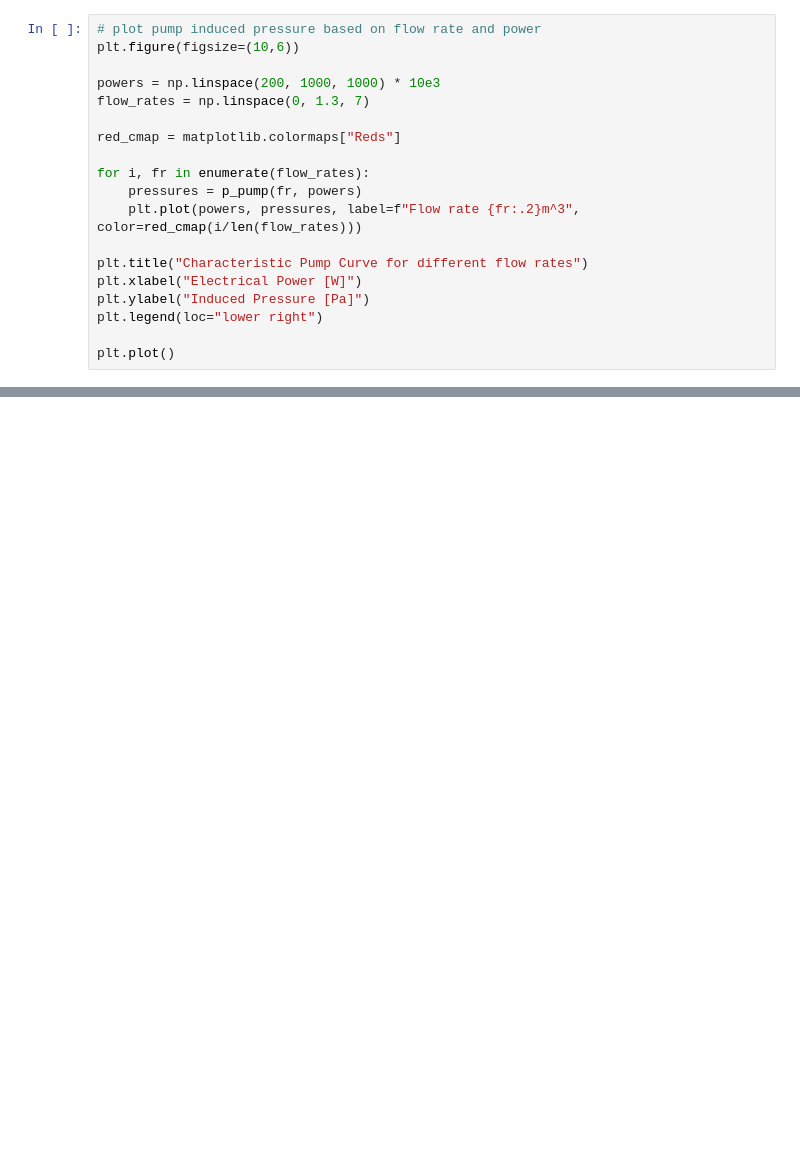
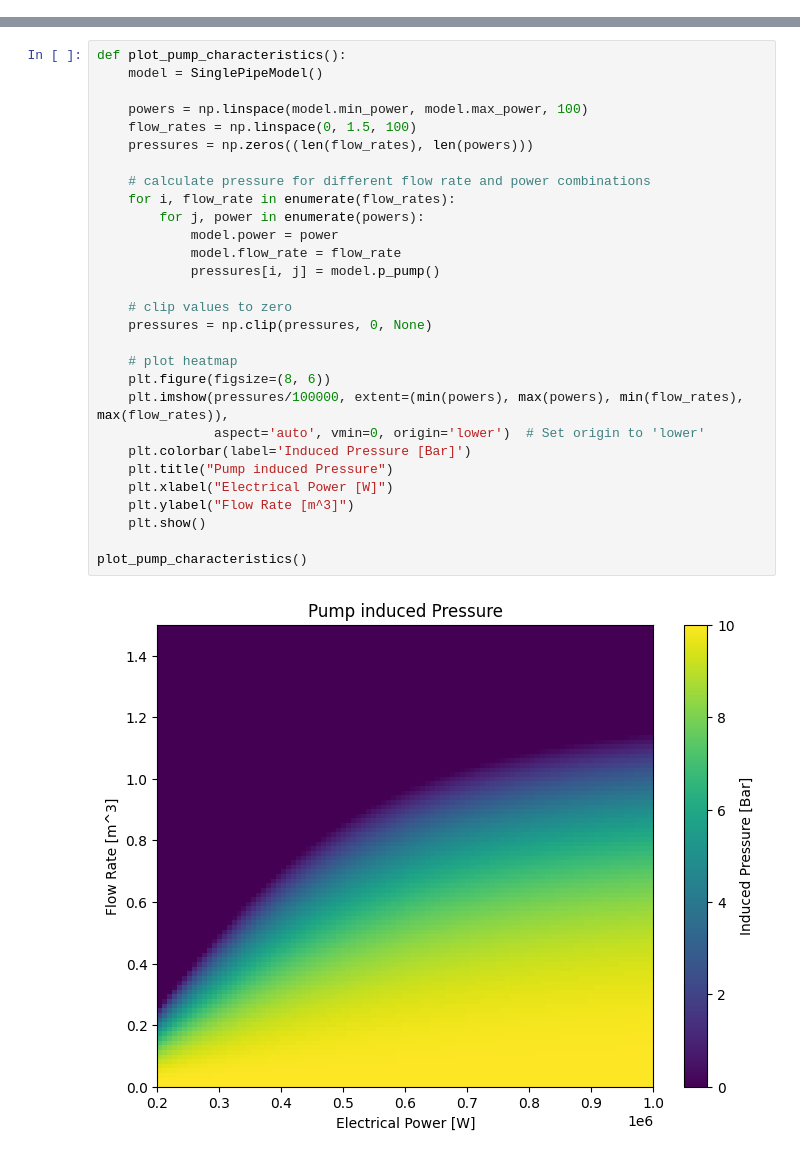
Before and after one commit to nwalser/systems-engineering-numerik, a Jupyter notebook: project/excercises.ipynb, the cells around one changed output, grey strips where cells are left out. Saved outputs shown, nothing was run; the diff lists cells and outputs as text; blank space fills up the shorter version.

Commit message:
added additional graphs

```diff
--- a/project/excercises.ipynb
+++ b/project/excercises.ipynb
@@ -20,19 +5,0 @@ def p_pump(flow_rate, power):
-# %%
-# plot pump induced pressure based on flow rate and power
-plt.figure(figsize=(10,6))
-
-powers = np.linspace(200, 1000, 1000) * 10e3
-flow_rates = np.linspace(0, 1.3, 7)
-
-red_cmap = matplotlib.colormaps["Reds"]
-
-for i, fr in enumerate(flow_rates):
-    pressures = p_pump(fr, powers)
-    plt.plot(powers, pressures, label=f"Flow rate {fr:.2}m^3", color=red_cmap(i/len(flow_rates)))
-
-plt.title("Characteristic Pump Curve for different flow rates")
-plt.xlabel("Electrical Power [W]")
-plt.ylabel("Induced Pressure [Pa]")
-plt.legend(loc="lower right")
-
-plt.plot()
@@ -93,0 +57,31 @@ print(get_flow_rate(600 * 10e3))
+# %%
+def plot_pump_characteristics():
+    model = SinglePipeModel()
+
+    powers = np.linspace(model.min_power, model.max_power, 100)
+    flow_rates = np.linspace(0, 1.5, 100)
+    pressures = np.zeros((len(flow_rates), len(powers)))
+
+    # calculate pressure for different flow rate and power combinations
+    for i, flow_rate in enumerate(flow_rates):
+        for j, power in enumerate(powers):
+            model.power = power
+            model.flow_rate = flow_rate
+            pressures[i, j] = model.p_pump()
+
+    # clip values to zero
+    pressures = np.clip(pressures, 0, None)
+
+    # plot heatmap
+    plt.figure(figsize=(8, 6))
+    plt.imshow(pressures/100000, extent=(min(powers), max(powers), min(flow_rates), max(flow_rates)),
+               aspect='auto', vmin=0, origin='lower')  # Set origin to 'lower'
+    plt.colorbar(label='Induced Pressure [Bar]')
+    plt.title("Pump induced Pressure")
+    plt.xlabel("Electrical Power [W]")
+    plt.ylabel("Flow Rate [m^3]")
+    plt.show()
+
+plot_pump_characteristics()
+# %% [output]
+[figure, added]
```
Also changed, not shown: parts of 7 cells of this notebook.
